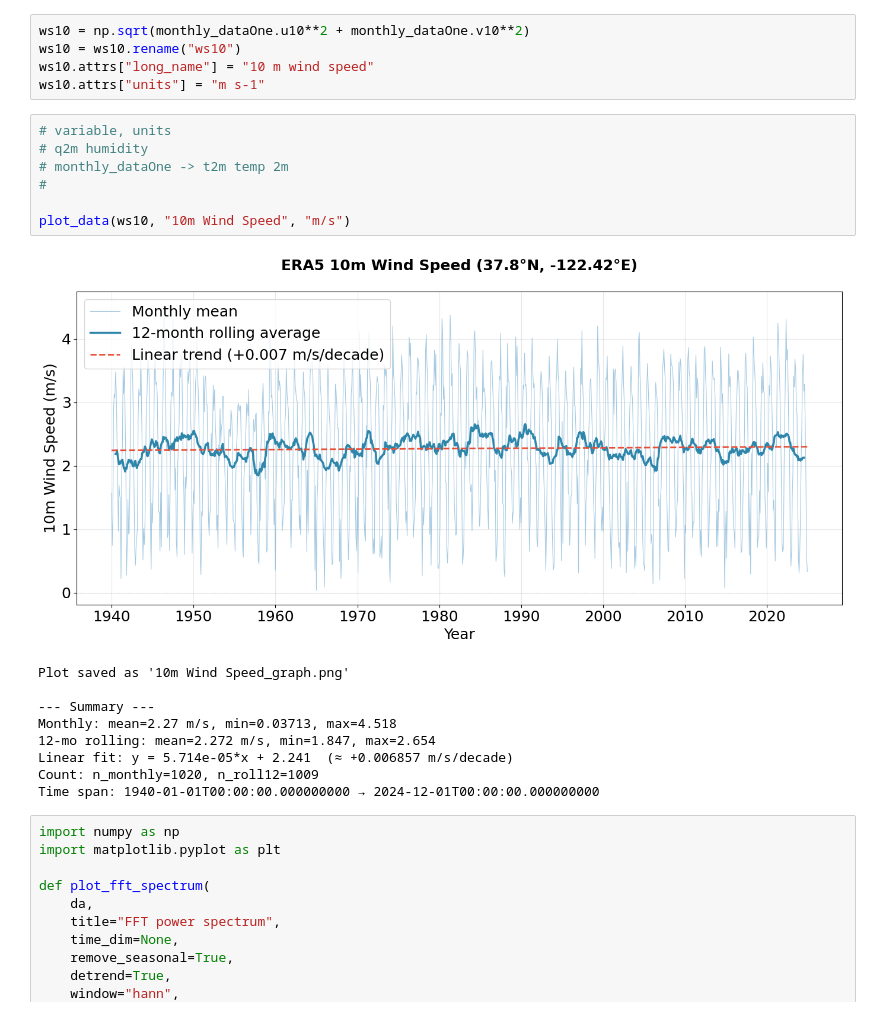
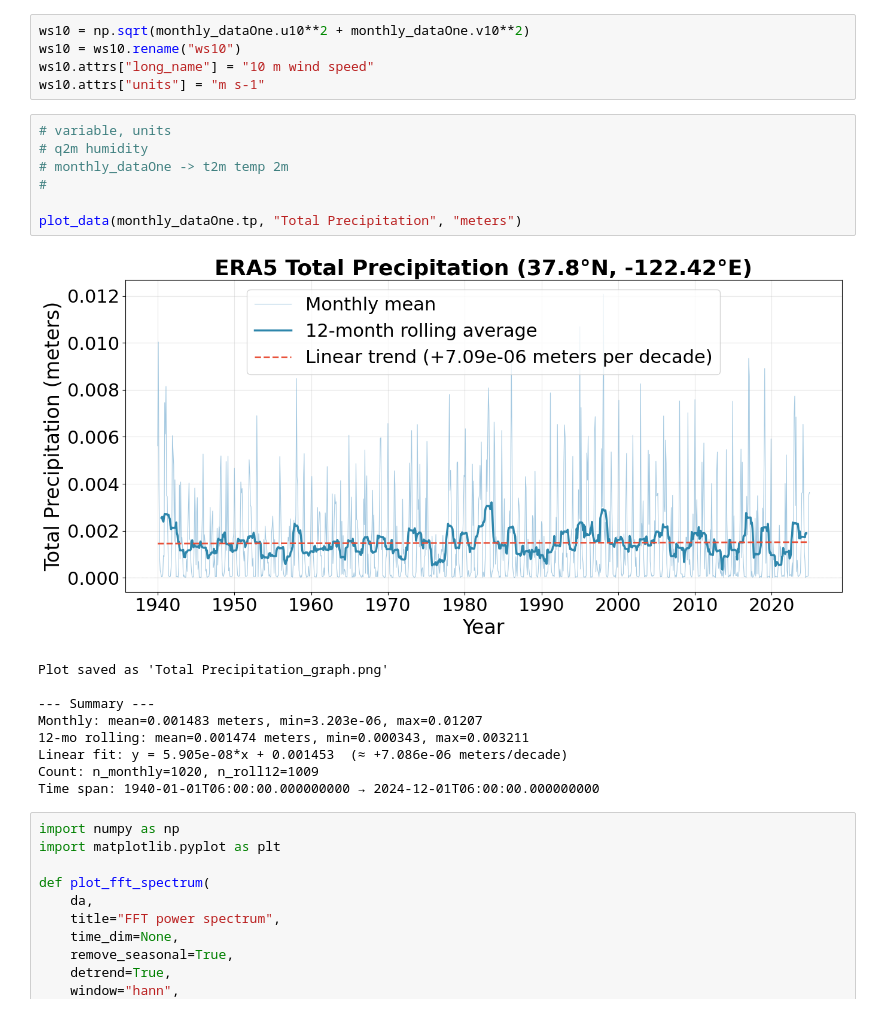
Before and after one commit to benwulmer/CDA, a Jupyter notebook: 1_TrendsExtremes.ipynb, the cells around one changed output. Saved outputs shown, nothing was run; the diff lists cells and outputs as text.

```diff
--- a/1_TrendsExtremes.ipynb
+++ b/1_TrendsExtremes.ipynb
@@ -457,20 +700,20 @@ ws10.attrs["units"] = "m s-1"
 # %%
 # variable, units
 # q2m humidity
 # monthly_dataOne -> t2m temp 2m
 #
 
-plot_data(ws10, "10m Wind Speed", "m/s")
+plot_data(monthly_dataOne.tp, "Total Precipitation", "meters")
 # %% [output]
-[figure, old version]
+[figure, new version]
-Plot saved as '10m Wind Speed_graph.png'
+Plot saved as 'Total Precipitation_graph.png'
 
 --- Summary ---
-Monthly: mean=2.27 m/s, min=0.03713, max=4.518
-12-mo rolling: mean=2.272 m/s, min=1.847, max=2.654
-Linear fit: y = 5.714e-05*x + 2.241  (≈ +0.006857 m/s/decade)
+Monthly: mean=0.001483 meters, min=3.203e-06, max=0.01207
+12-mo rolling: mean=0.001474 meters, min=0.000343, max=0.003211
+Linear fit: y = 5.905e-08*x + 0.001453  (≈ +7.086e-06 meters/decade)
 Count: n_monthly=1020, n_roll12=1009
-Time span: 1940-01-01T00:00:00.000000000 → 2024-12-01T00:00:00.000000000
+Time span: 1940-01-01T06:00:00.000000000 → 2024-12-01T06:00:00.000000000
 # %%
 import numpy as np
 import matplotlib.pyplot as plt
```
Also changed, not shown: parts of 16 cells of this notebook.
